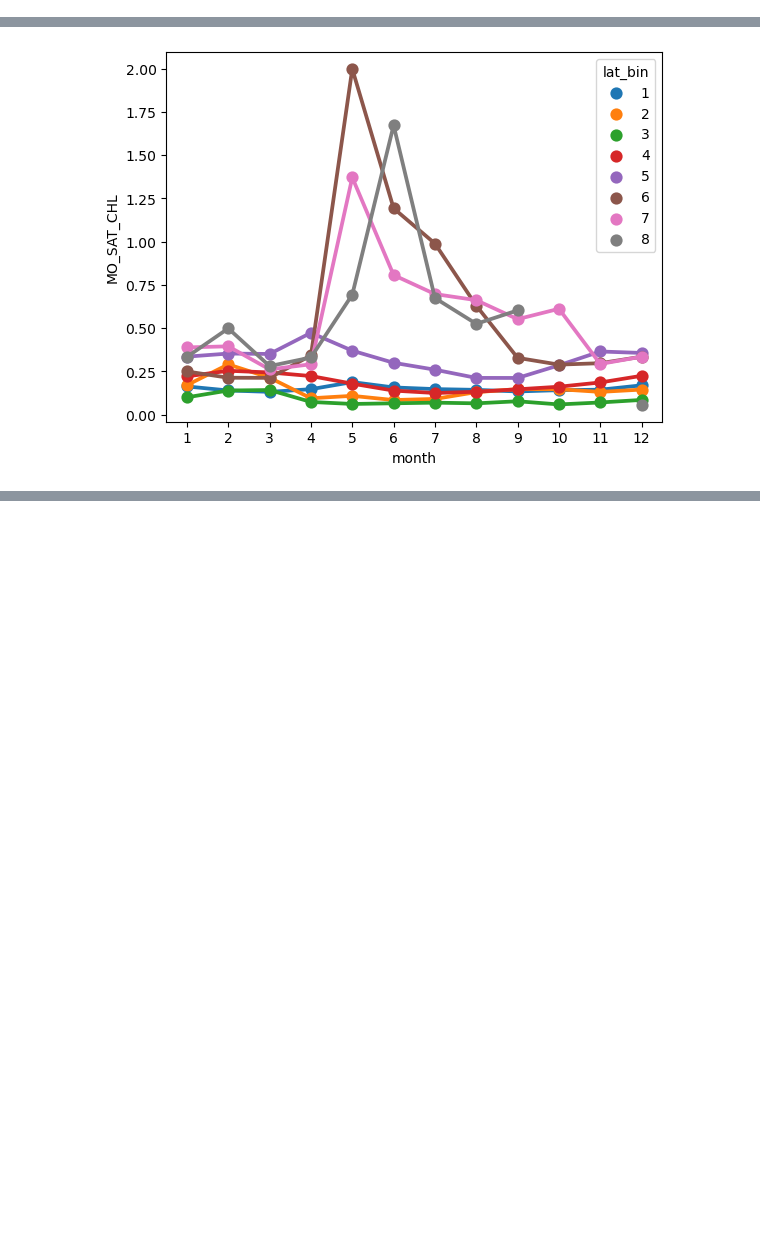
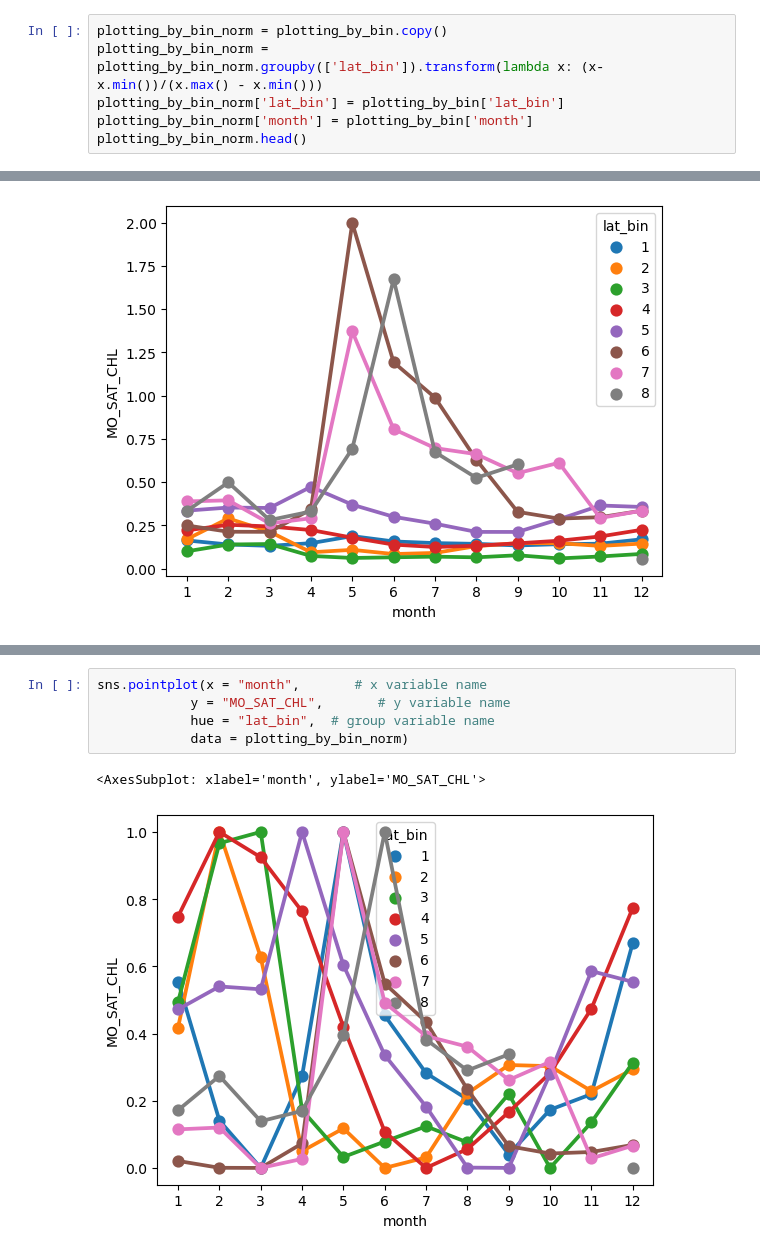
Before and after one commit to gnyirjesy/ocean-depth-characterization, a Jupyter notebook: EDA/eda_gn.ipynb, the cells around one changed output, grey strips where cells are left out. Saved outputs shown, nothing was run; the diff lists cells and outputs as text; blank space fills up the shorter version.

```diff
--- a/EDA/eda_gn.ipynb
+++ b/EDA/eda_gn.ipynb
@@ -411,0 +422,6 @@ plotting_by_bin.head()
+# %%
+plotting_by_bin_norm = plotting_by_bin.copy()
+plotting_by_bin_norm = plotting_by_bin_norm.groupby(['lat_bin']).transform(lambda x: (x-x.min())/(x.max() - x.min()))
+plotting_by_bin_norm['lat_bin'] = plotting_by_bin['lat_bin']
+plotting_by_bin_norm['month'] = plotting_by_bin['month']
+plotting_by_bin_norm.head()
@@ -420,3 +451,11 @@ sns.pointplot(x = "month",       # x variable name
+# %%
+sns.pointplot(x = "month",       # x variable name
+            y = "MO_SAT_CHL",       # y variable name
+            hue = "lat_bin",  # group variable name
+            data = plotting_by_bin_norm)
+# %% [output]
+<AxesSubplot: xlabel='month', ylabel='MO_SAT_CHL'>
+[figure, added]
 # %%
 plt.figure(figsize=(15, 12))
 for n, lat_bin in enumerate(plotting_by_bin['lat_bin'].unique()):
```
Also changed, not shown: parts of 12 cells of this notebook.
